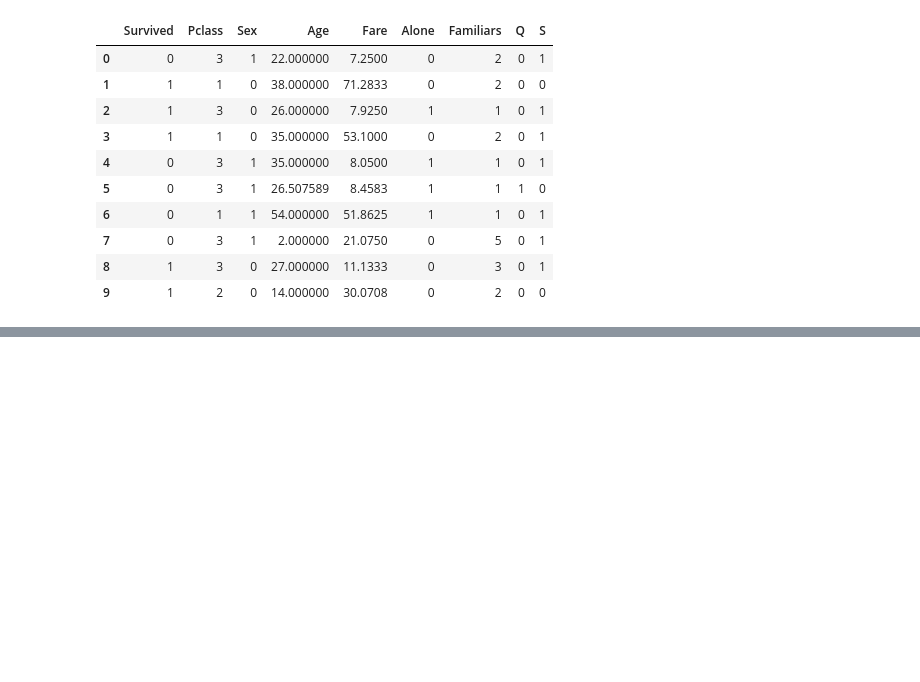
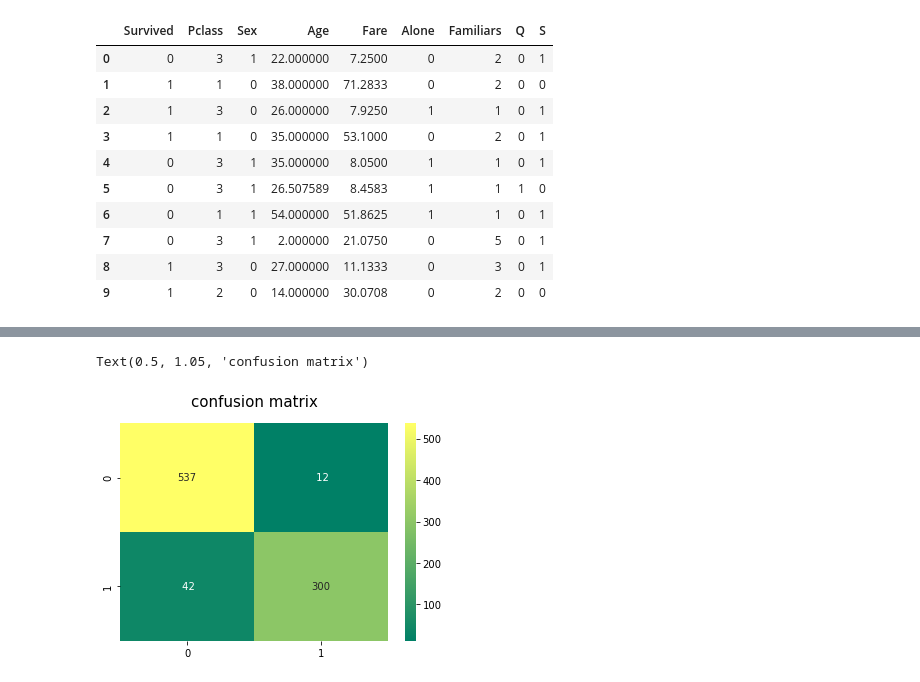
Before and after one commit to Jinglinhui/My-codes, a Jupyter notebook: random_forest_titanic.ipynb, the cells around one changed output, grey strips where cells are left out. Cells and saved outputs as stored; diff of their text form; code cells hidden in the pictures; blank space fills up the shorter version.

```diff
--- a/random_forest_titanic.ipynb
+++ b/random_forest_titanic.ipynb
@@ -199,0 +263,7 @@ def cross_validation(model, X_train, Y_train, k):
+# %%
+cm = confusion_matrix(Y_train,y_pred)
+sns.heatmap(confusion_matrix(Y_train,y_pred),annot=True,fmt='3.0f',cmap="summer")
+plt.title('confusion matrix', y=1.05, size=15)
+# %% [output]
+Text(0.5, 1.05, 'confusion matrix')
+[figure, added]
```
Also changed, not shown: parts of 28 cells of this notebook.
